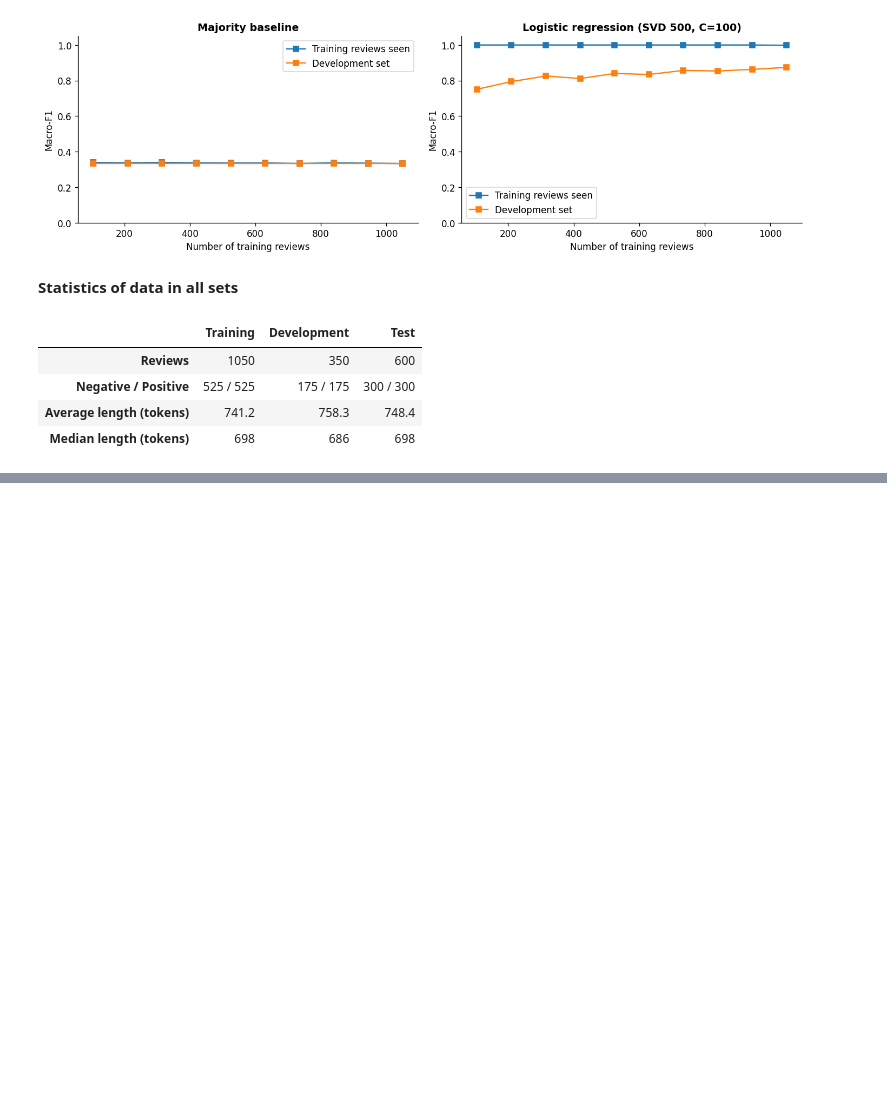
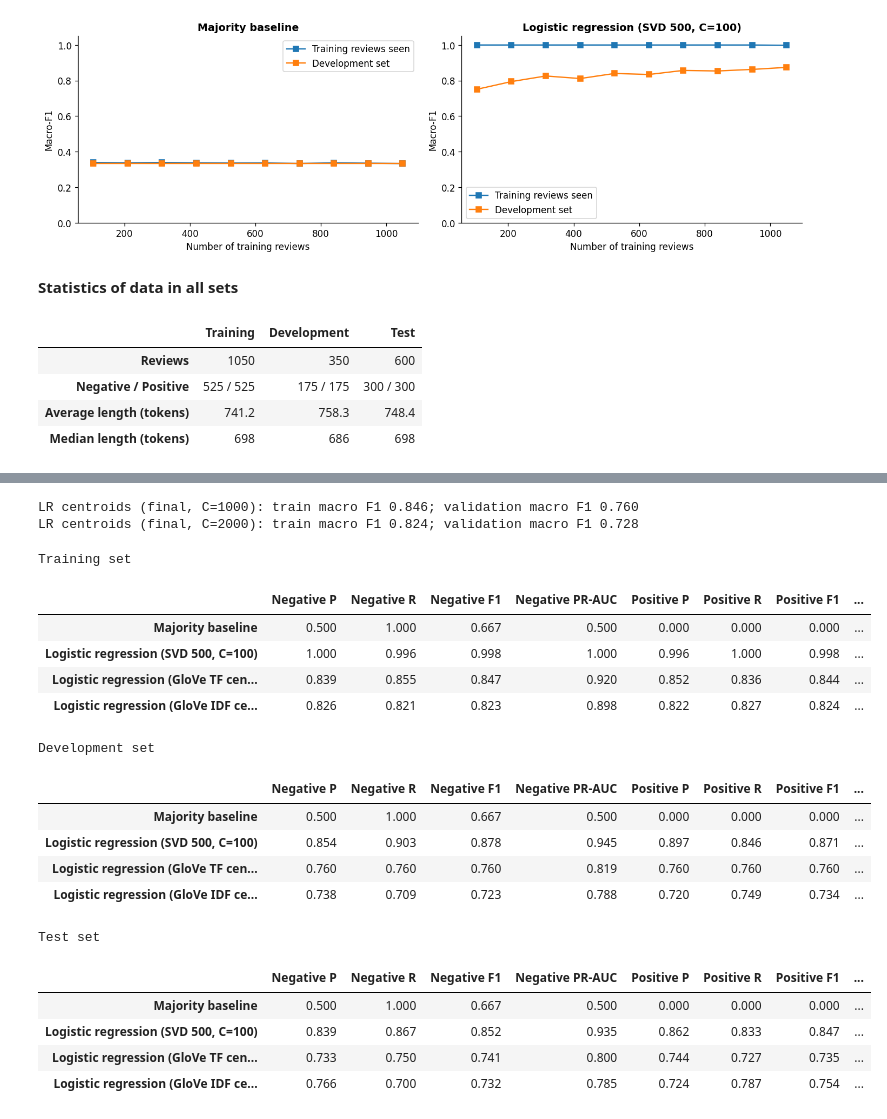
Before and after one commit to panagiotachristou/nlp-sentiment-classification, a Jupyter notebook: 2nd_nlp_text_classification.ipynb, the cells around one changed output, grey strips where cells are left out. Saved outputs shown, nothing was run; the diff lists cells and outputs as text; code cells hidden in the pictures; blank space fills up the shorter version.

Commit message:
Add GloVe centroid classifiers

```diff
--- a/2nd_nlp_text_classification.ipynb
+++ b/2nd_nlp_text_classification.ipynb
@@ -657,0 +711,19 @@ display(pd.DataFrame(stats))
+# %%
+def make_centroids(texts, centroid_function):
+    vectors = []
+    for doc in texts:
+        tokens = normalize_text(doc).split()
+        vectors.append(centroid_function(tokens, kv_glove))
+    return np.stack(vectors)
+
+# tf
+X_train_cent = make_centroids(X_train, text_centroid_tf)
+X_val_cent = make_centroids(X_val, text_centroid_tf)
+X_test_cent = make_centroids(X_test, text_centroid_tf)
+print('Plain centroids:', X_train_cent.shape, X_val_cent.shape, X_test_cent.shape)
+
+# idf
+X_train_cidf = make_centroids(X_train, text_centroid_idf)
+X_val_cidf = make_centroids(X_val, text_centroid_idf)
+X_test_cidf = make_centroids(X_test, text_centroid_idf)
+print('IDF-weighted centroids:', X_train_cidf.shape, X_val_cidf.shape, X_test_cidf.shape)
@@ -657,0 +757,50 @@ display(pd.DataFrame(stats))
+# %%
+BEST_C_CENT_TF = 1000
+cent_model = evaluate(LogisticRegression(C=BEST_C_CENT_TF, l1_ratio=0.0, solver='lbfgs', max_iter=1000),
+                      f'LR centroids (final, C={BEST_C_CENT_TF})', X_tr=X_train_cent, X_va=X_val_cent)
+
+BEST_C_CENT_IDF = 2000
+cent_model = evaluate(LogisticRegression(C=BEST_C_CENT_IDF, l1_ratio=0.0, solver='lbfgs', max_iter=1000),
+                      f'LR centroids (final, C={BEST_C_CENT_IDF})', X_tr=X_train_cidf, X_va=X_val_cidf)
+# %% [output]
+LR centroids (final, C=1000): train macro F1 0.846; validation macro F1 0.760
+LR centroids (final, C=2000): train macro F1 0.824; validation macro F1 0.728
+# %%
+from IPython.display import display
+
+def create_table(X_baseline, X_lr, X_cent, X_cidf, y):
+  rows = {}
+  rows['Majority baseline'] = metrics_row(baseline, X_baseline, y)
+  rows['Logistic regression (SVD 500, C=100)'] = metrics_row(final_model, X_lr, y)
+  rows['Logistic regression (GloVe TF centroids)'] = metrics_row(fitted_models[f'LR centroids (final, C={BEST_C_CENT_TF})'], X_cent, y)
+  rows['Logistic regression (GloVe IDF centroids)'] = metrics_row(fitted_models[f'LR centroids (final, C={BEST_C_CENT_IDF})'], X_cidf, y)
+  return pd.DataFrame(rows).T.round(3)
+
+
+print('Training set')
+display(create_table(X_train_tfidf, X_train_final, X_train_cent, X_train_cidf, y_train))
+
+print('Development set')
+display(create_table(X_val_tfidf, X_val_final, X_val_cent, X_val_cidf, y_val))
+
+print('Test set')
+display(create_table(X_test_tfidf, X_test_final, X_test_cent, X_test_cidf, y_test))
+# %% [output]
+Training set
+|  | Negative P | Negative R | Negative F1 | Negative PR-AUC | Positive P | Positive R | Positive F1 | ... |
+| Majority baseline | 0.500 | 1.000 | 0.667 | 0.500 | 0.000 | 0.000 | 0.000 | ... |
+| Logistic regression (SVD 500, C=100) | 1.000 | 0.996 | 0.998 | 1.000 | 0.996 | 1.000 | 0.998 | ... |
+| Logistic regression (GloVe TF cen... | 0.839 | 0.855 | 0.847 | 0.920 | 0.852 | 0.836 | 0.844 | ... |
+| Logistic regression (GloVe IDF ce... | 0.826 | 0.821 | 0.823 | 0.898 | 0.822 | 0.827 | 0.824 | ... |
+Development set
+|  | Negative P | Negative R | Negative F1 | Negative PR-AUC | Positive P | Positive R | Positive F1 | ... |
+| Majority baseline | 0.500 | 1.000 | 0.667 | 0.500 | 0.000 | 0.000 | 0.000 | ... |
+| Logistic regression (SVD 500, C=100) | 0.854 | 0.903 | 0.878 | 0.945 | 0.897 | 0.846 | 0.871 | ... |
+| Logistic regression (GloVe TF cen... | 0.760 | 0.760 | 0.760 | 0.819 | 0.760 | 0.760 | 0.760 | ... |
+| Logistic regression (GloVe IDF ce... | 0.738 | 0.709 | 0.723 | 0.788 | 0.720 | 0.749 | 0.734 | ... |
+Test set
+|  | Negative P | Negative R | Negative F1 | Negative PR-AUC | Positive P | Positive R | Positive F1 | ... |
+| Majority baseline | 0.500 | 1.000 | 0.667 | 0.500 | 0.000 | 0.000 | 0.000 | ... |
+| Logistic regression (SVD 500, C=100) | 0.839 | 0.867 | 0.852 | 0.935 | 0.862 | 0.833 | 0.847 | ... |
+| Logistic regression (GloVe TF cen... | 0.733 | 0.750 | 0.741 | 0.800 | 0.744 | 0.727 | 0.735 | ... |
+| Logistic regression (GloVe IDF ce... | 0.766 | 0.700 | 0.732 | 0.785 | 0.724 | 0.787 | 0.754 | ... |
```
Also changed, not shown: parts of 8 cells of this notebook.
